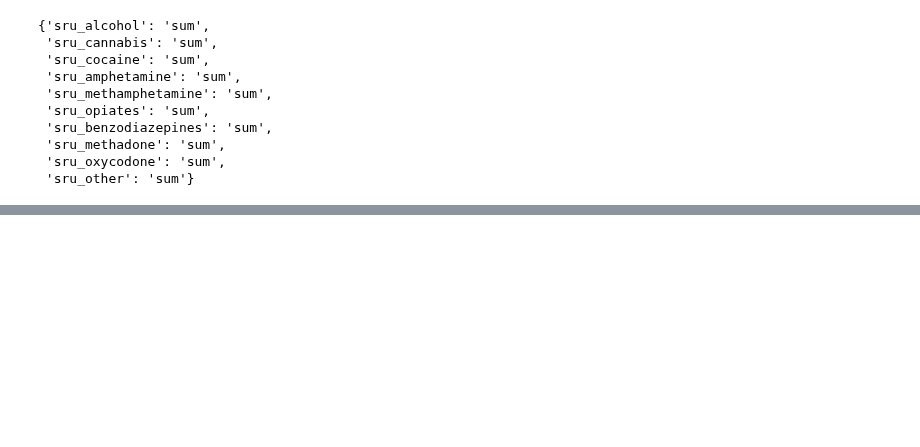
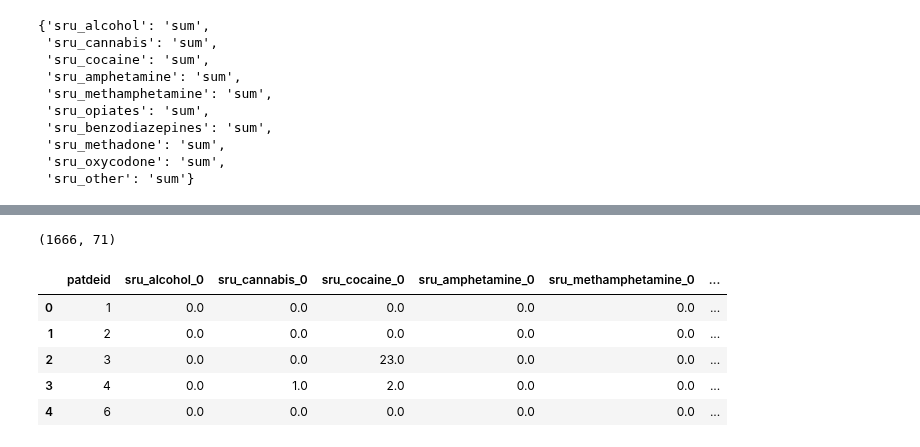
Before and after one commit to DanHerman212/oud_treatment_outcome, a Jupyter notebook: notebooks/Level_1_cleaning_feature_engineering/1-self_reported_use.ipynb, the cells around one changed output, grey strips where cells are left out. Saved outputs shown, nothing was run; the diff lists cells and outputs as text; code cells hidden in the pictures; blank space fills up the shorter version.

```diff
--- a/notebooks/Level_1_cleaning_feature_engineering/1-self_reported_use.ipynb
+++ b/notebooks/Level_1_cleaning_feature_engineering/1-self_reported_use.ipynb
@@ -745,0 +226,4 @@ sru_agg.to_csv('/Users/danherman/Desktop/oud_treatment_outcome/data/clean_data/s
+# %%
+# print shape and name of ea dataframe next to eachother
+for i in range(0,28,4):
+    print(globals()['VISIT%s' % i].shape, 'VISIT%s' % i)
@@ -745,0 +238,18 @@ sru_agg.to_csv('/Users/danherman/Desktop/oud_treatment_outcome/data/clean_data/s
+# %%
+# for each dataframe beteween VISIT0 and VISIT24
+# add the value in VISIT to the end of the name of each column +"-"+"visit"
+# do not change the patdeid column
+for i in range(0,28,4):
+    for col in globals()['VISIT%s' % i].columns:
+        if col != 'patdeid':
+            globals()['VISIT%s' % i][col+'_'+str(i)] = globals()['VISIT%s' % i][col]
+            globals()['VISIT%s' % i] = globals()['VISIT%s' % i].drop(columns=col)
+# %%
+# merge all dfs using left merge on patdeid
+for i in range(0,24,4):
+    if i == 0:
+        df = pd.merge(globals()['VISIT%s' % i], globals()['VISIT%s' % (i+4)], on='patdeid', how='left')
+    elif i < 24:
+        df = pd.merge(df, globals()['VISIT%s' % (i+4)], on='patdeid', how='left')
+    else:
+        pass
@@ -745,0 +280,13 @@ sru_agg.to_csv('/Users/danherman/Desktop/oud_treatment_outcome/data/clean_data/s
+# %%
+df = df.drop(columns=[col for col in df.columns if col.startswith('VISIT')], axis=1)
+# %%
+display(df.shape)
+df[:5]
+# %% [output]
+(1666, 71)
+|  | patdeid | sru_alcohol_0 | sru_cannabis_0 | sru_cocaine_0 | sru_amphetamine_0 | sru_methamphetamine_0 | ... |
+| 0 | 1 | 0.0 | 0.0 | 0.0 | 0.0 | 0.0 | ... |
+| 1 | 2 | 0.0 | 0.0 | 0.0 | 0.0 | 0.0 | ... |
+| 2 | 3 | 0.0 | 0.0 | 23.0 | 0.0 | 0.0 | ... |
+| 3 | 4 | 0.0 | 1.0 | 2.0 | 0.0 | 0.0 | ... |
+| 4 | 6 | 0.0 | 0.0 | 0.0 | 0.0 | 0.0 | ... |
```
Also changed, not shown: parts of 63 cells of this notebook, 23 other files.
